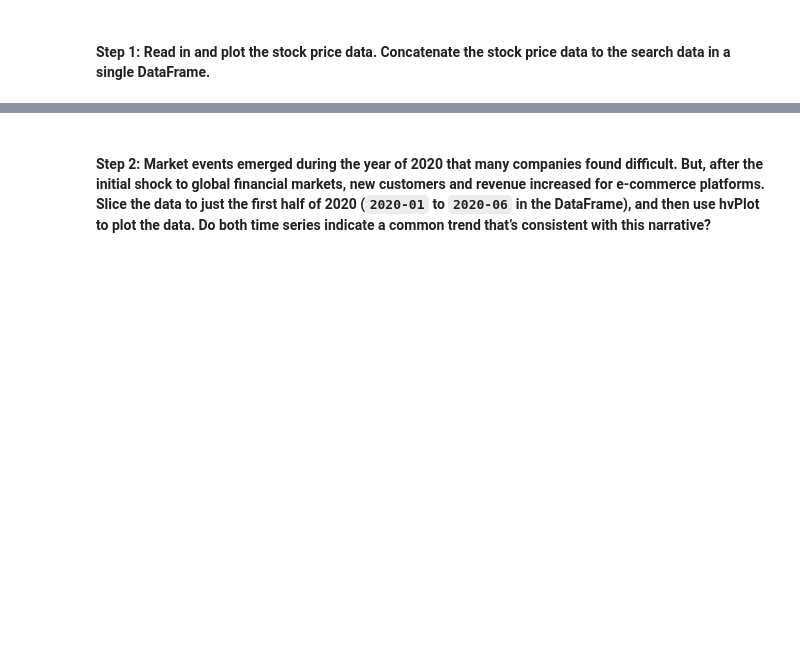
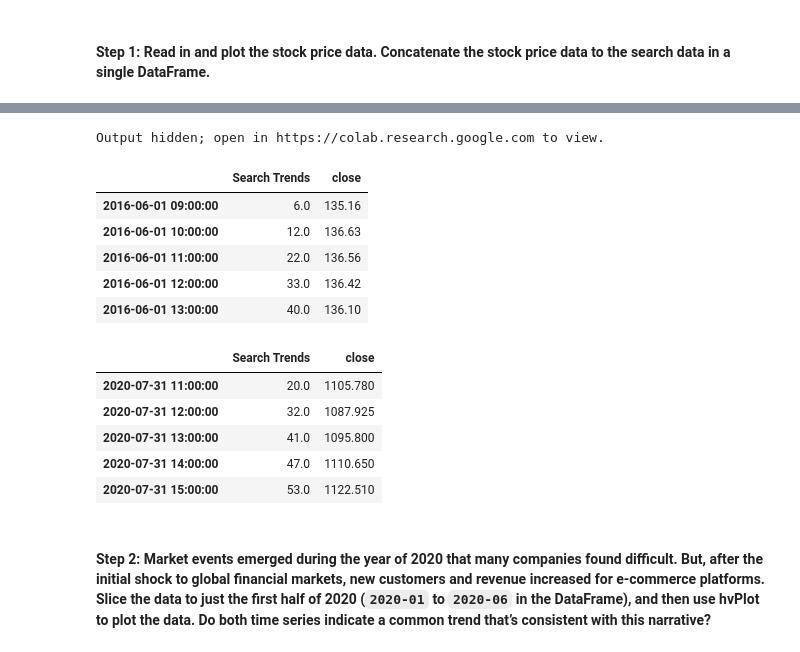
Before and after one commit to jasonjgarcia24/net-profit-forcasting, a Jupyter notebook: forecasting_net_prophet.ipynb, the cells around one changed output, grey strips where cells are left out. Drawn from its saved outputs; the diff is of its cells as text; code cells hidden in the pictures; blank space fills up the shorter version.

```diff
--- a/forecasting_net_prophet.ipynb
+++ b/forecasting_net_prophet.ipynb
@@ -329,7 +341,12 @@ To do so, complete the following steps:
 from google.colab import files
 uploaded = files.upload()
 
-df_mercado_stock = # YOUR CODE HERE
+df_mercado_stock = pd.read_csv(
+    "mercado_stock_price.csv",
+    index_col="date",
+    parse_dates=True,
+    infer_datetime_format=True,
+)
 
 # View the first and last five rows of the DataFrame
-# YOUR CODE HERE
+df_mercado_stock.tail()
@@ -338,14 +363,34 @@ df_mercado_stock = # YOUR CODE HERE
 hv.extension('bokeh')
 
 # Use hvPlot to visualize the closing price of the df_mercado_stock DataFrame
-# YOUR CODE HERE
+df_mercado_stock.hvplot(
+    title="MercadoLibre Hourly Stock Prices",
+    xlabel="Time (Hourly)",
+    ylabel="Closing Price",
+)
+# %% [output]
+Output hidden; open in https://colab.research.google.com to view.
 # %%
 # Concatenate the df_mercado_stock DataFrame with the df_mercado_trends DataFrame
 # Concatenate the DataFrame by columns (axis=1), and drop and rows with only one column of data
-mercado_stock_trends_df = # YOUR CODE HERE
+mercado_stock_trends_df = pd.concat([df_mercado_trends, df_mercado_stock], axis=1).dropna()
 
 # View the first and last five rows of the DataFrame
-# YOUR CODE HERE
+display(mercado_stock_trends_df.head())
+display(mercado_stock_trends_df.tail())
+# %% [output]
+|  | Search Trends | close |
+| 2016-06-01 09:00:00 | 6.0 | 135.16 |
+| 2016-06-01 10:00:00 | 12.0 | 136.63 |
+| 2016-06-01 11:00:00 | 22.0 | 136.56 |
+| 2016-06-01 12:00:00 | 33.0 | 136.42 |
+| 2016-06-01 13:00:00 | 40.0 | 136.10 |
+|  | Search Trends | close |
+| 2020-07-31 11:00:00 | 20.0 | 1105.780 |
+| 2020-07-31 12:00:00 | 32.0 | 1087.925 |
+| 2020-07-31 13:00:00 | 41.0 | 1095.800 |
+| 2020-07-31 14:00:00 | 47.0 | 1110.650 |
+| 2020-07-31 15:00:00 | 53.0 | 1122.510 |
 # %% [markdown]
 #### Step 2: Market events emerged during the year of 2020 that many companies found difficult. But, after the initial shock to global financial markets, new customers and revenue increased for e-commerce platforms. Slice the data to just the first half of 2020 (`2020-01` to `2020-06` in the DataFrame), and then use hvPlot to plot the data. Do both time series indicate a common trend that’s consistent with this narrative?
 # %%
```
Also changed, not shown: parts of 18 cells of this notebook.
